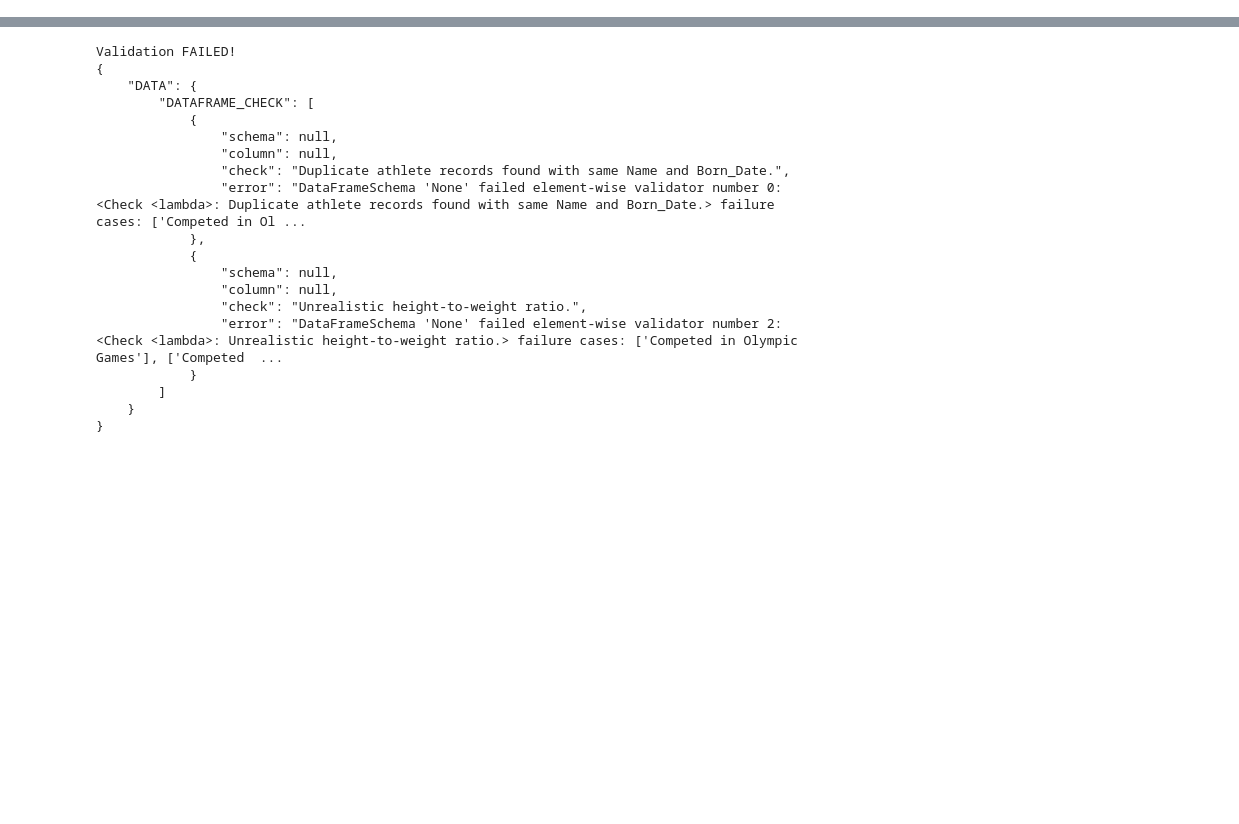
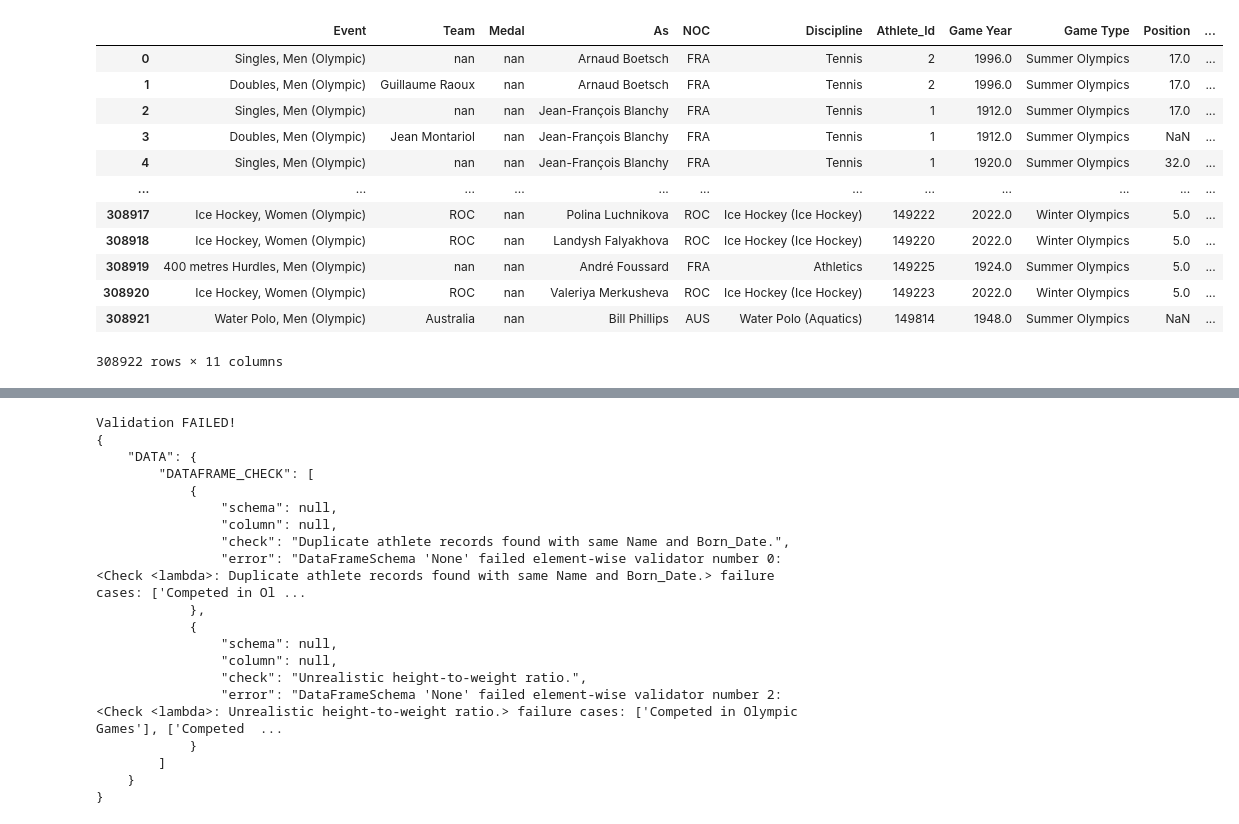
Before and after one commit to Ayham-0010/Olympic-Athletes-ETL, a Jupyter notebook: nootbooks/data_quality_and_validation.ipynb, the cells around one changed output, grey strips where cells are left out. Saved outputs shown, nothing was run; the diff lists cells and outputs as text; code cells hidden in the pictures; blank space fills up the shorter version.

```diff
--- a/nootbooks/data_quality_and_validation.ipynb
+++ b/nootbooks/data_quality_and_validation.ipynb
@@ -239,3 +242,36 @@ editions_schema = pa.DataFrameSchema(
     ],
     name="games_schema"
 )
+# %%
+# Configuration
+s3_endpoint = "http://localhost:9000"  # or host/IP if outside Docker
+access_key = "accesskey"
+secret_key = "secretkey"
+silver_bucket = "silver"
+
+# s3fs-compatible storage options
+s3fs_opts = {
+    "key": access_key,
+    "secret": secret_key,
+    "client_kwargs": {"endpoint_url": s3_endpoint},
+}
+
+# Load CSVs from silver bucket
+# %%
+cleaned_II_results_df = pd.read_parquet(f"s3://{silver_bucket}/clean_data/cleaned_results.parquet", storage_options=s3fs_opts, engine='pyarrow', use_pandas_metadata=True)
+# %%
+cleaned_II_results_df
+# %% [output]
+|  | Event | Team | Medal | As | NOC | Discipline | Athlete_Id | Game Year | Game Type | Position | ... |
+| 0 | Singles, Men (Olympic) | nan | nan | Arnaud Boetsch | FRA | Tennis | 2 | 1996.0 | Summer Olympics | 17.0 | ... |
+| 1 | Doubles, Men (Olympic) | Guillaume Raoux | nan | Arnaud Boetsch | FRA | Tennis | 2 | 1996.0 | Summer Olympics | 17.0 | ... |
+| 2 | Singles, Men (Olympic) | nan | nan | Jean-François Blanchy | FRA | Tennis | 1 | 1912.0 | Summer Olympics | 17.0 | ... |
+| 3 | Doubles, Men (Olympic) | Jean Montariol | nan | Jean-François Blanchy | FRA | Tennis | 1 | 1912.0 | Summer Olympics | NaN | ... |
+| 4 | Singles, Men (Olympic) | nan | nan | Jean-François Blanchy | FRA | Tennis | 1 | 1920.0 | Summer Olympics | 32.0 | ... |
+| ... | ... | ... | ... | ... | ... | ... | ... | ... | ... | ... | ... |
+| 308917 | Ice Hockey, Women (Olympic) | ROC | nan | Polina Luchnikova | ROC | Ice Hockey (Ice Hockey) | 149222 | 2022.0 | Winter Olympics | 5.0 | ... |
+| 308918 | Ice Hockey, Women (Olympic) | ROC | nan | Landysh Falyakhova | ROC | Ice Hockey (Ice Hockey) | 149220 | 2022.0 | Winter Olympics | 5.0 | ... |
+| 308919 | 400 metres Hurdles, Men (Olympic) | nan | nan | André Foussard | FRA | Athletics | 149225 | 1924.0 | Summer Olympics | 5.0 | ... |
+| 308920 | Ice Hockey, Women (Olympic) | ROC | nan | Valeriya Merkusheva | ROC | Ice Hockey (Ice Hockey) | 149223 | 2022.0 | Winter Olympics | 5.0 | ... |
+| 308921 | Water Polo, Men (Olympic) | Australia | nan | Bill Phillips | AUS | Water Polo (Aquatics) | 149814 | 1948.0 | Summer Olympics | NaN | ... |
+308922 rows × 11 columns
```
Also changed, not shown: parts of 7 cells of this notebook, 6 other files.
